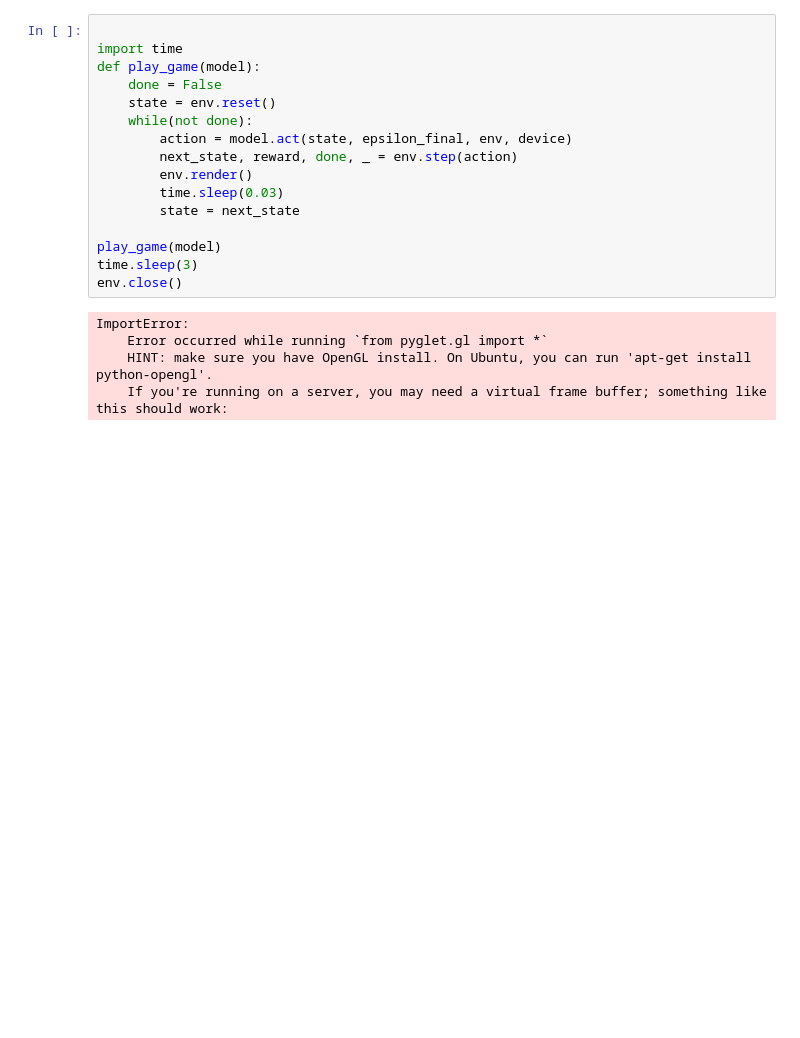
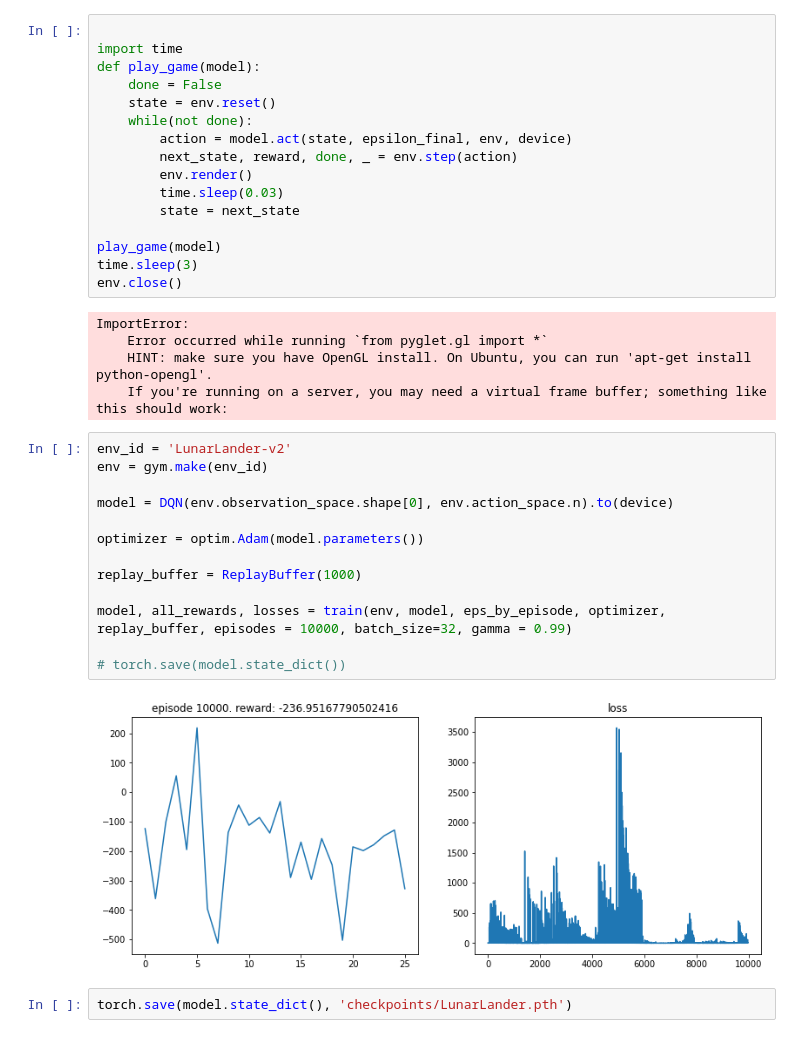
Before and after one commit to akraradets/2021JanRTML, a Jupyter notebook: lab14/lab14 - inlab.ipynb, the cells around one changed output. Saved outputs shown, nothing was run; the diff lists cells and outputs as text; blank space fills up the shorter version.

Commit message:
lab14 lunar

```diff
--- a/lab14/lab14 - inlab.ipynb
+++ b/lab14/lab14 - inlab.ipynb
@@ -170,3 +170,20 @@ ImportError:
     Error occurred while running `from pyglet.gl import *`
     HINT: make sure you have OpenGL install. On Ubuntu, you can run 'apt-get install python-opengl'.
     If you're running on a server, you may need a virtual frame buffer; something like this should work:
+# %%
+env_id = 'LunarLander-v2'
+env = gym.make(env_id)
+
+model = DQN(env.observation_space.shape[0], env.action_space.n).to(device)
+
+optimizer = optim.Adam(model.parameters())
+
+replay_buffer = ReplayBuffer(1000)
+
+model, all_rewards, losses = train(env, model, eps_by_episode, optimizer, replay_buffer, episodes = 10000, batch_size=32, gamma = 0.99)
+
+# torch.save(model.state_dict())
+# %% [output]
+[figure, added]
+# %%
+torch.save(model.state_dict(), 'checkpoints/LunarLander.pth')
```
